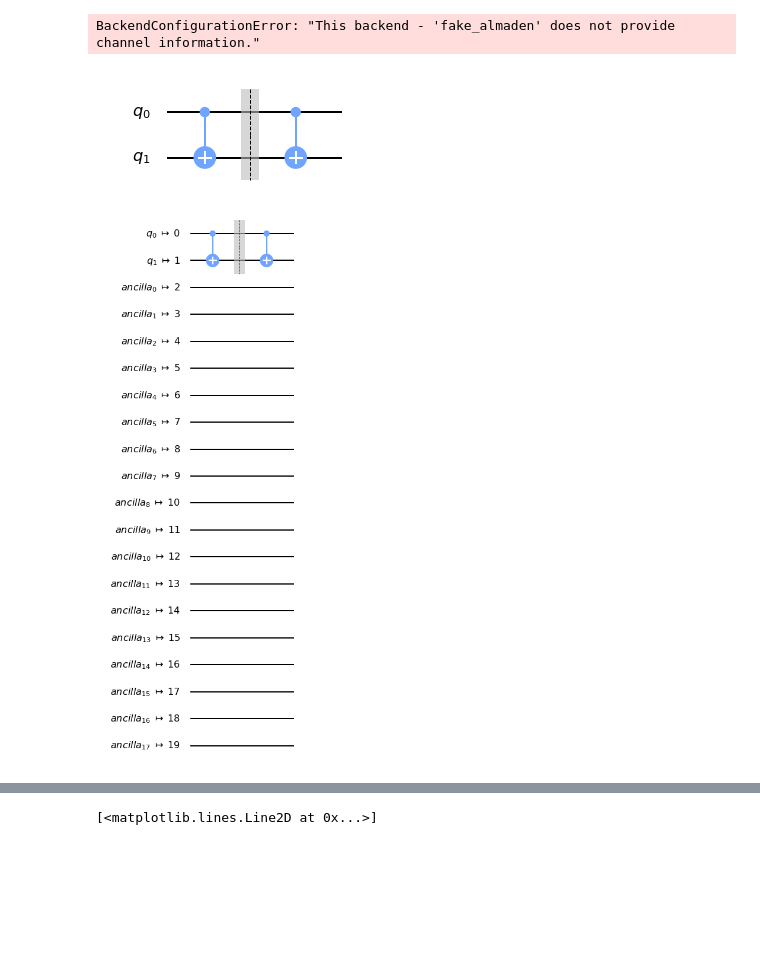
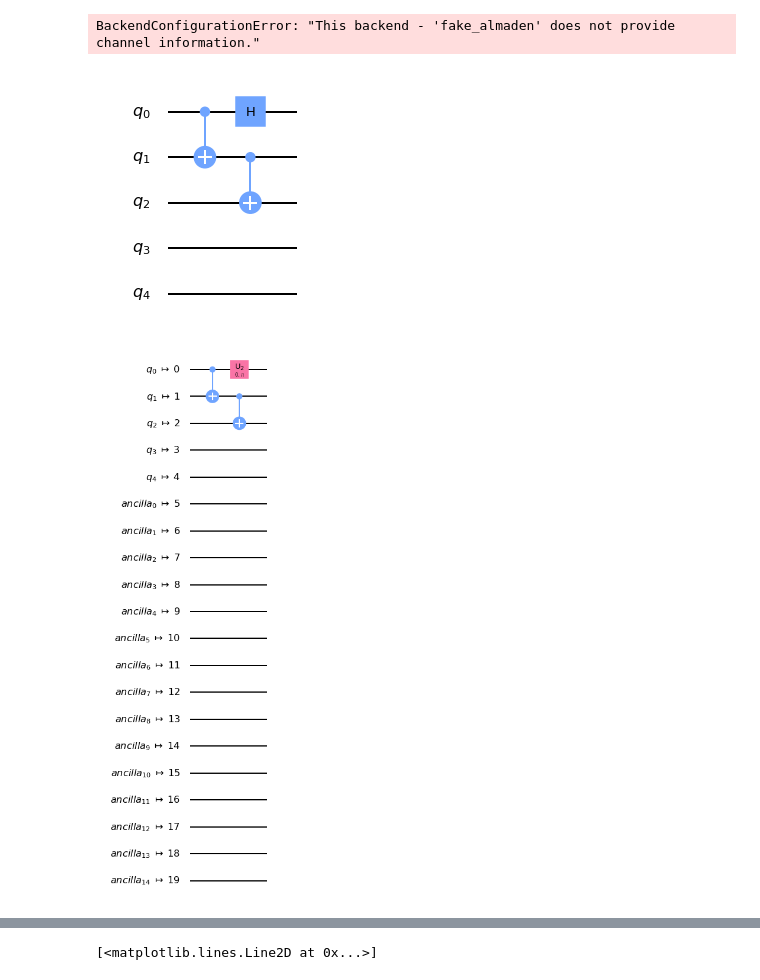
Before and after one commit to adgt/pulsemaker, a Jupyter notebook: general-playground/pulse_sandbox.ipynb, the cells around one changed output, grey strips where cells are left out. Cells and saved outputs as stored; diff of their text form; code cells hidden in the pictures; blank space fills up the shorter version.

```diff
--- a/general-playground/pulse_sandbox.ipynb
+++ b/general-playground/pulse_sandbox.ipynb
@@ -47,23 +47,25 @@ backend.configuration().control((0))
 # %% [output]
 BackendConfigurationError: "This backend - 'fake_almaden' does not provide channel information."
 # %%
-circ = QuantumCircuit(2)
-#circ.h(0)
+circ = QuantumCircuit(5)
+#circ.h(range(5))
 circ.cx(0,1)
-circ.barrier()
-circ.cx(0,1)
-#circ.cx(1,2)
+#circ.barrier()
+#circ.cx(0,1)
+circ.cx(1,2)
+#circ.barrier()
+circ.h(0)
 #circ.sx(0)
 #circ.measure_all()
 circ.draw('mpl')
 # %% [output]
-[figure, old version]
+[figure, new version]
 # %%
 backend =FakeAlmaden()
 transpiled_circ = transpile(circ, backend)
 transpiled_circ.draw('mpl')
 # %% [output]
-[figure, old version]
+[figure, new version]
 # %%
 schedule = build_schedule(transpiled_circ, backend)
 #schedule.draw(plot_range=[0,2500])
```
Also changed, not shown: parts of 2 cells of this notebook, 1 other file.
